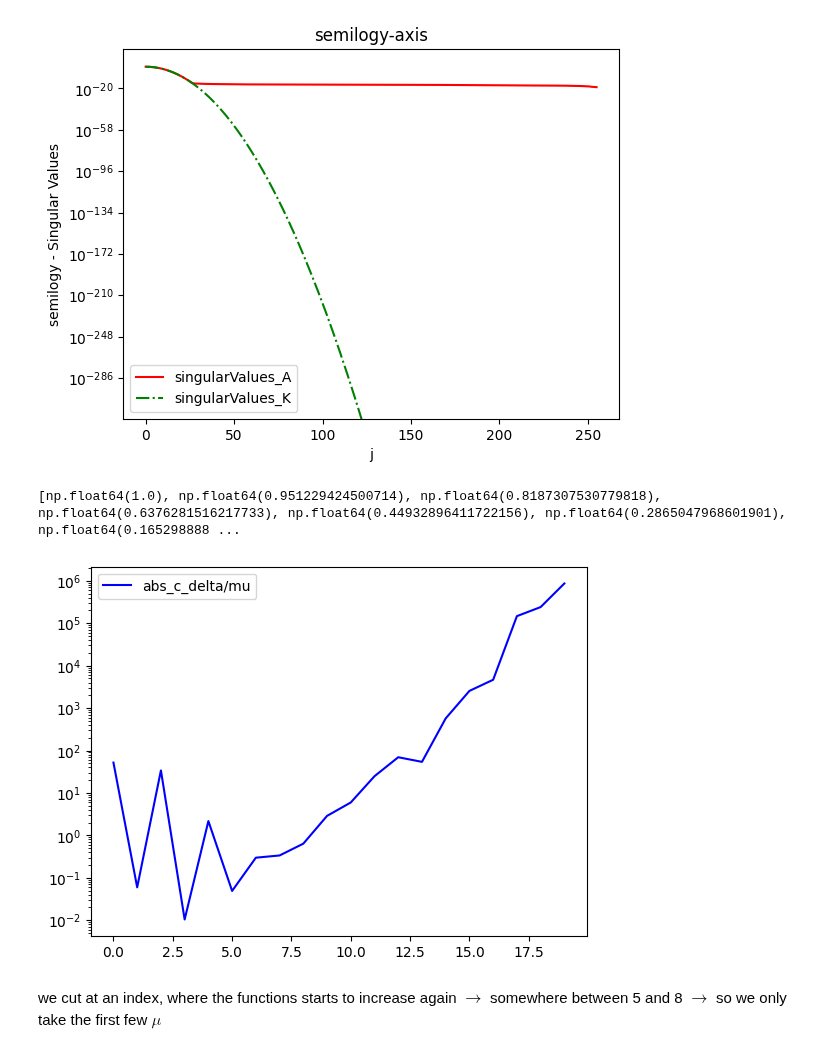
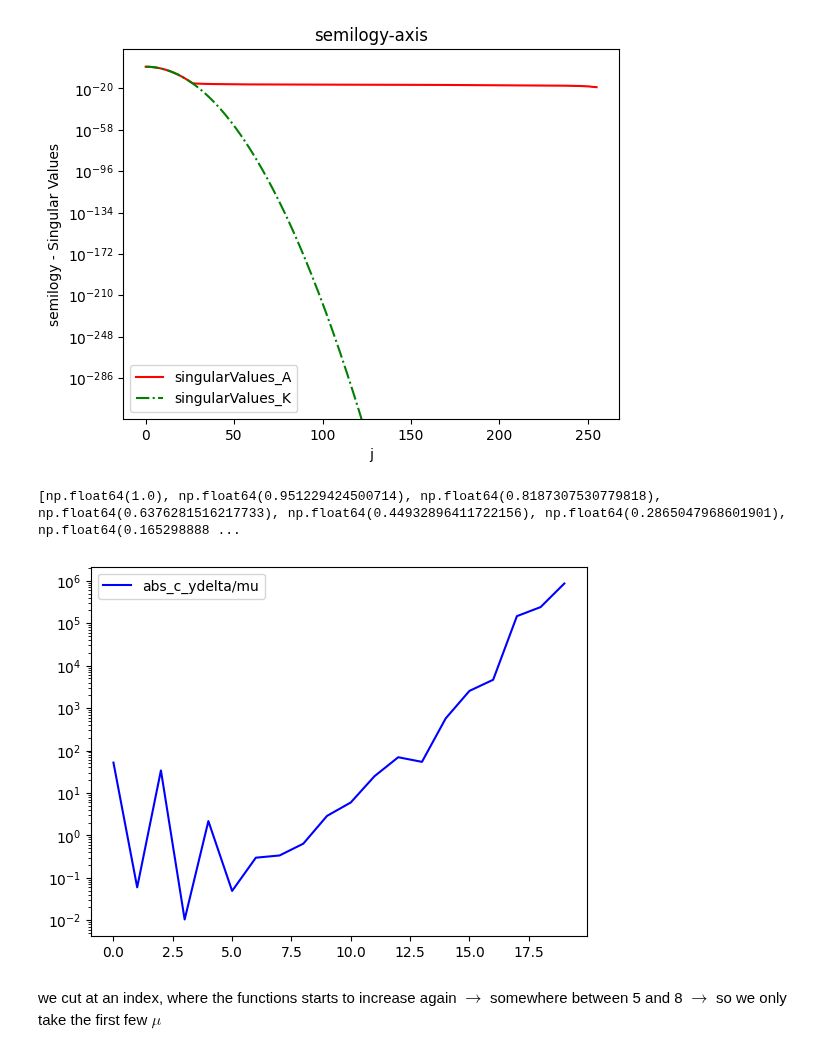
Before and after one commit to anschn05/InverseProblems, a Jupyter notebook: MiniProject1/Ex1_bc.ipynb, the cells around one changed output. Cells and saved outputs as stored; diff of their text form; code cells hidden in the pictures.

```diff
--- a/MiniProject1/Ex1_bc.ipynb
+++ b/MiniProject1/Ex1_bc.ipynb
@@ -106,34 +106,33 @@ maxDiff:  4.1363146647928993e-16
 [figure]
 # %%
 # Ex 1.c
-
 np.random.seed(42)
 d = np.random.randn(N)
 d = d/np.linalg.norm(d) * 0.01 * np.linalg.norm(y_grid)
 # print(np.round(d,3))
 
 y_delta = Kx_grid + d    # Kx + d
 # print(Kx_grid)print(y_delta[0:50])
 # |(y_delta,y_j)|
 c_ydelta = dct(y_delta, type=2, norm='ortho') # cosine coefficients+
 abs_c_ydelta = np.abs(c_ydelta)
 
 # print(c_ydelta[0:50])
 # calc |(y_delta,y_j)|/mu_j
 relativ_ydelta_mu = c_ydelta/mu
 abs_relativ_ydelta_mu = np.abs(relativ_ydelta_mu)
 print(mu[0:50])
 # print(relativ_ydelta_mu)
 # print(c_ydelta)
 # plt.semilogy(mu[0:50],                  color='red',label='mu')
 # plt.semilogy(abs_c_ydelta[0:50],            color='green',label='abs_c_ydelta')
-plt.semilogy(abs_relativ_ydelta_mu[0:20],   color='blue',label='abs_c_delta/mu')
+plt.semilogy(abs_relativ_ydelta_mu[0:20],   color='blue',label='abs_c_ydelta/mu')
 plt.legend()
 # plt.xlim(0,50)
 plt.show()
 # %% [output]
 [np.float64(1.0), np.float64(0.951229424500714), np.float64(0.8187307530779818), np.float64(0.6376281516217733), np.float64(0.44932896411722156), np.float64(0.2865047968601901), np.float64(0.165298888 ...
-[figure, old version]
+[figure, new version]
 # %% [markdown]
 we cut at an index, where the functions starts to increase again $\rightarrow$ somewhere between 5 and 8 $\rightarrow$ so we only take the first few $\mu$
 # %%
```
Also changed, not shown: 2 other files.
